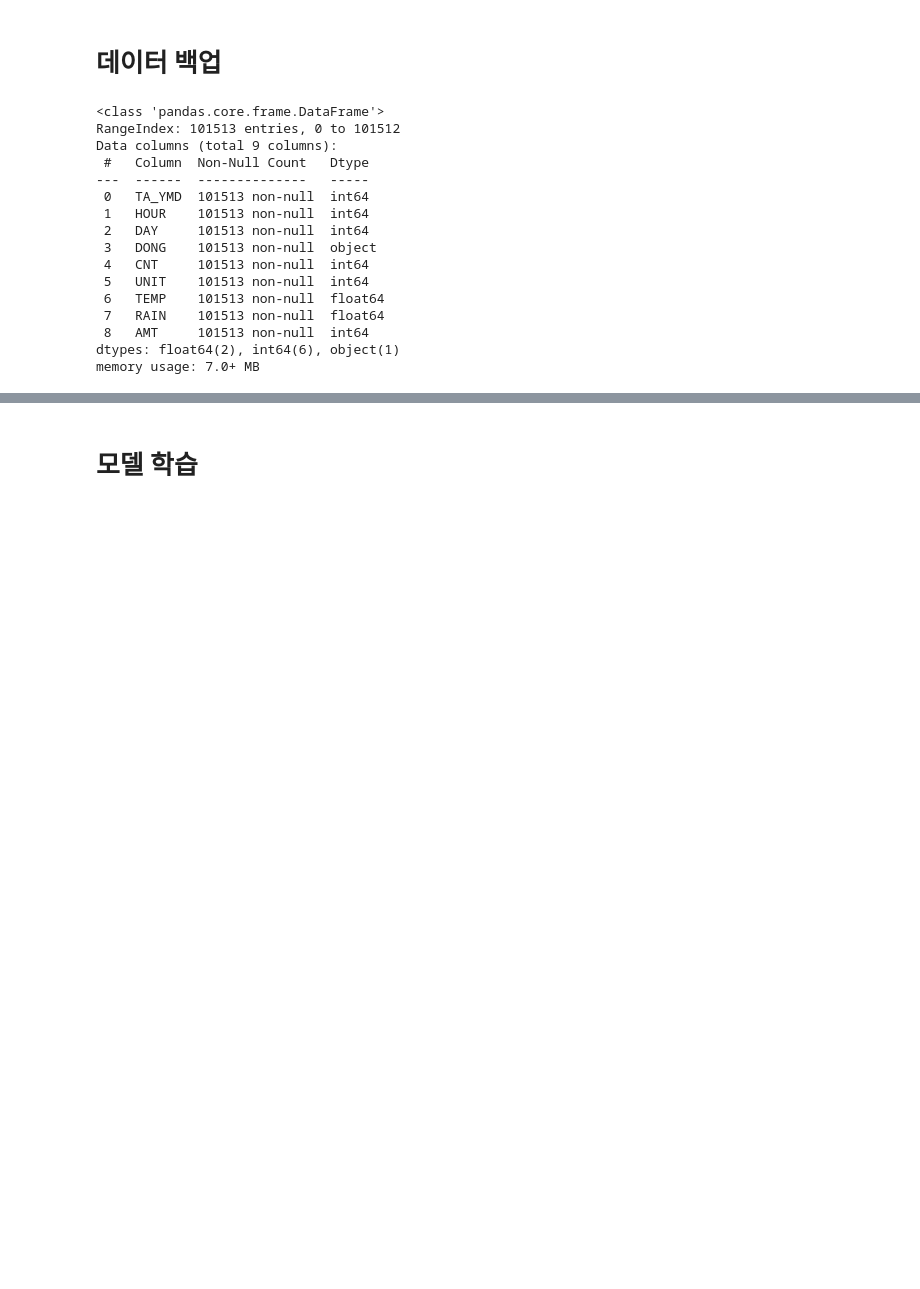
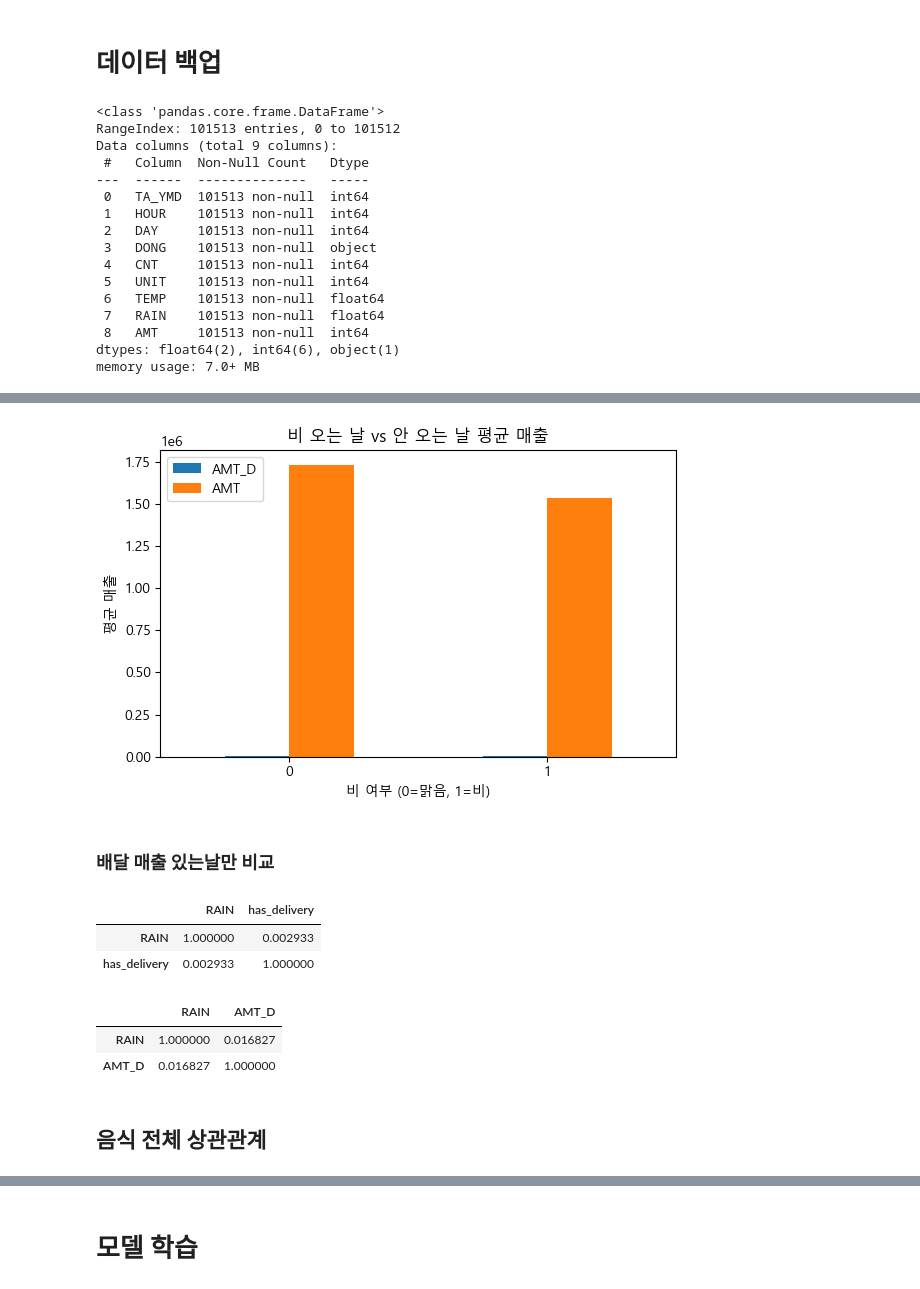
Before and after one commit to Hyo0806/1stProject, a Jupyter notebook: hyo/김효경_ML.ipynb, the cells around one changed output, grey strips where cells are left out. Cells and saved outputs as stored; diff of their text form; code cells hidden in the pictures; blank space fills up the shorter version.

```diff
--- a/hyo/김효경_ML.ipynb
+++ b/hyo/김효경_ML.ipynb
@@ -48,0 +165,41 @@ memory usage: 7.0+ MB
+# %%
+df["is_rain"] = (df[RAIN_COL] > 0).astype(int)
+
+rain_compare = df.groupby("is_rain")[
+    [DELIVERY_COL, OFFLINE_COL]
+].mean()
+
+rain_compare
+
+rain_compare.plot(
+    kind="bar",
+    figsize=(6, 4)
+)
+plt.title("비 오는 날 vs 안 오는 날 평균 매출")
+plt.xlabel("비 여부 (0=맑음, 1=비)")
+plt.ylabel("평균 매출")
+plt.xticks(rotation=0)
+plt.tight_layout()
+plt.show()
+# %% [output]
+[figure, added]
+# %% [markdown]
+### 배달 매출 있는날만 비교
+# %%
+df['has_delivery'] = (df['AMT_D'] > 0).astype(int)
+
+df[["RAIN", "has_delivery"]].corr()
+# %% [output]
+|  | RAIN | has_delivery |
+| RAIN | 1.000000 | 0.002933 |
+| has_delivery | 0.002933 | 1.000000 |
+# %%
+df_delivery = df[df['AMT_D'] > 0]
+
+df_delivery[['RAIN', 'AMT_D']].corr()
+# %% [output]
+|  | RAIN | AMT_D |
+| RAIN | 1.000000 | 0.016827 |
+| AMT_D | 0.016827 | 1.000000 |
+# %% [markdown]
+## 음식 전체 상관관계
```
Also changed, not shown: parts of 16 cells of this notebook, 3 other files.
